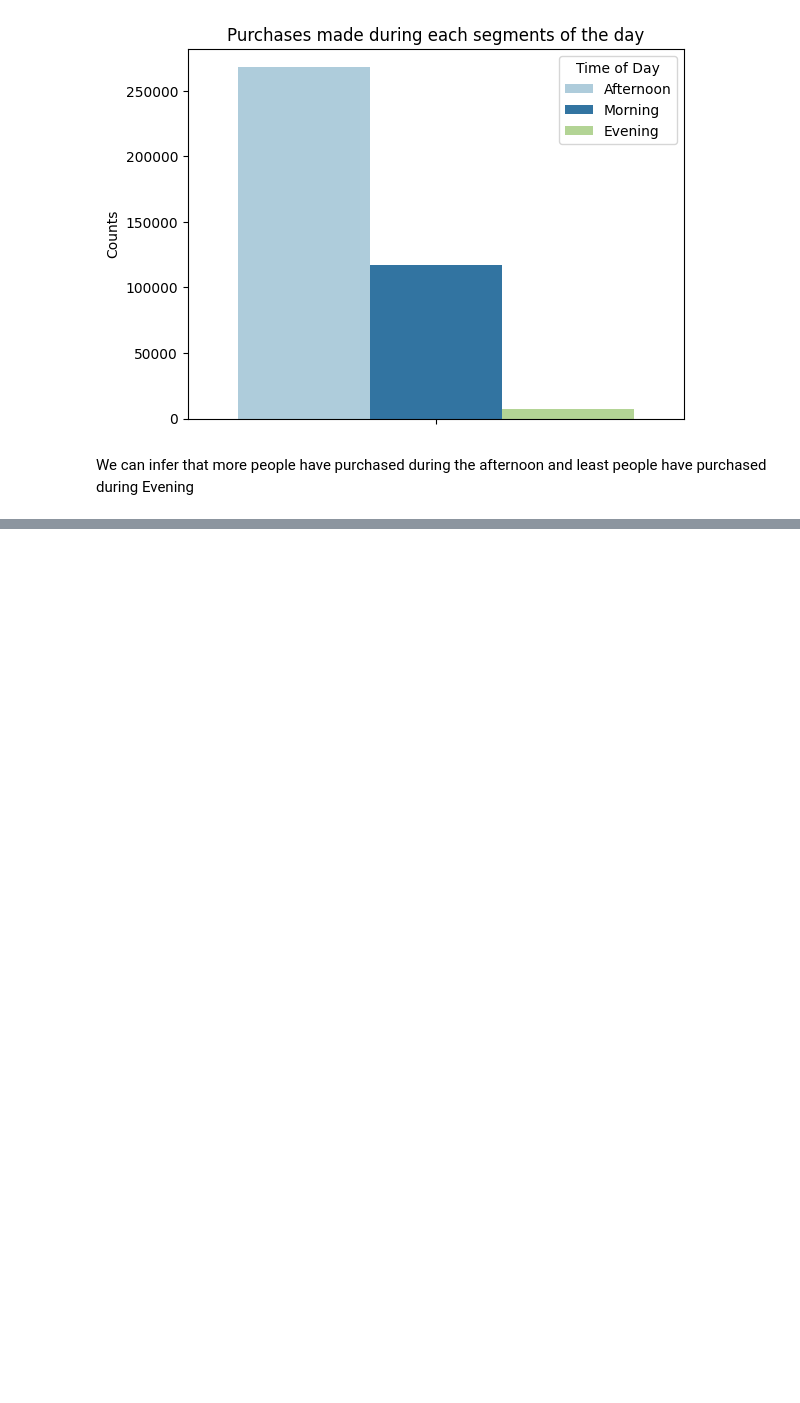
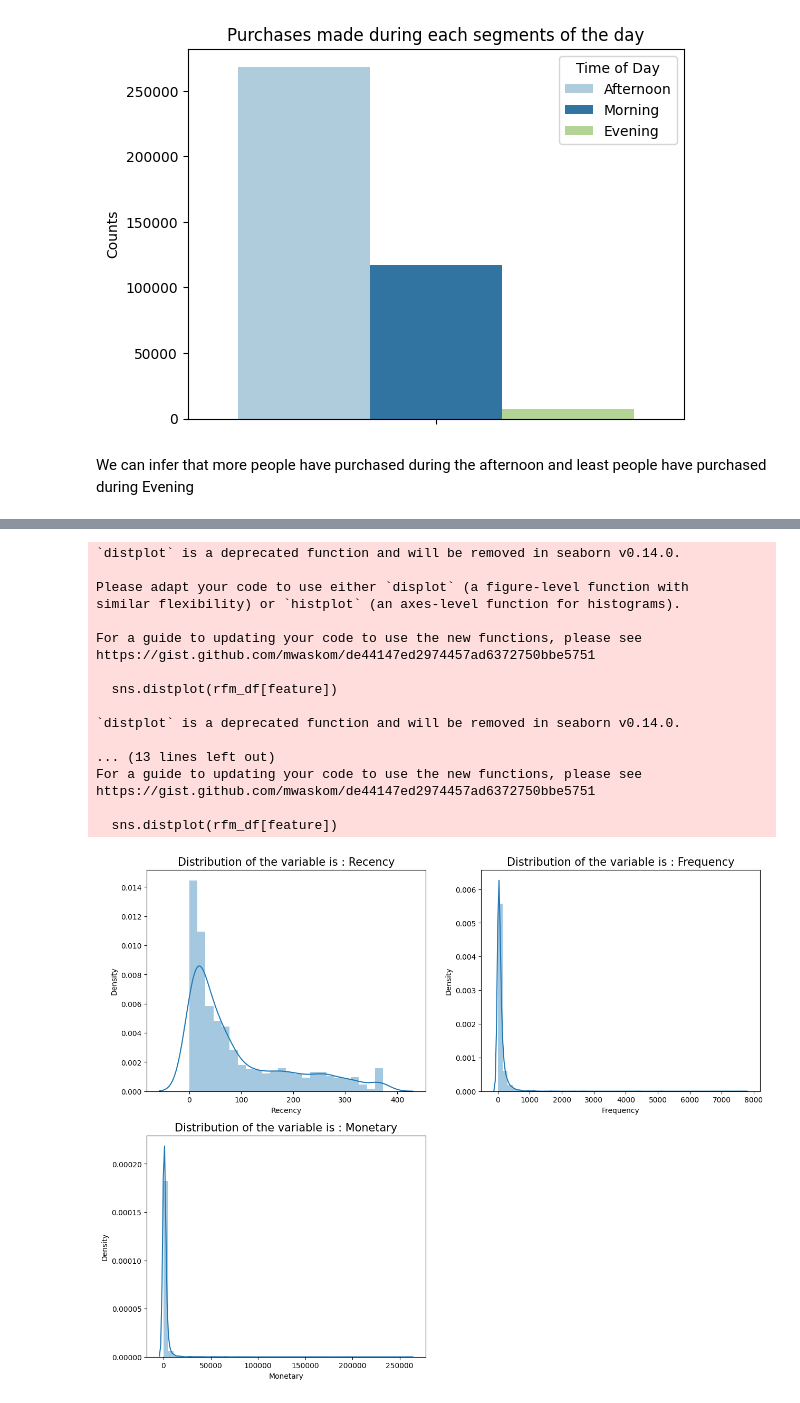
Before and after one commit to Tilak46-R/Customer-segmentation-using-unsupervised-learning, a Jupyter notebook: Customer_segmentation_using_unsupervised_learning.ipynb, the cells around one changed output, grey strips where cells are left out. Cells and saved outputs as stored; diff of their text form; code cells hidden in the pictures; blank space fills up the shorter version.

```diff
--- a/Customer_segmentation_using_unsupervised_learning.ipynb
+++ b/Customer_segmentation_using_unsupervised_learning.ipynb
@@ -773,0 +792,6 @@ We can infer that more people have purchased during the afternoon and least peop
+# %%
+#FILTERING ONLY UK CUSTOMERS SINCE MAJORITY OF THEM ARE FROM THERE
+
+cust_data = cust_data[cust_data['Country']=='United Kingdom']
+
+cust_data.shape
@@ -773,0 +802,13 @@ We can infer that more people have purchased during the afternoon and least peop
+# %%
+# calculating RFM scores
+# set latest date to '2011-12-10' as the last invoice date was '2011-12-09'
+
+latest_date = dt.datetime(2011,12,10)
+
+rfm_df = cust_data.groupby('CustomerID').agg({'InvoiceDate': lambda x: (latest_date - x.max()).days, 'InvoiceNo': lambda x: len(x),
+                                            'Total_amount': lambda x: x.sum()})
+
+rfm_df['InvoiceDate'] = rfm_df['InvoiceDate'].astype(int)
+
+rfm_df.rename(columns = {'InvoiceDate':'Recency','InvoiceNo':'Frequency','Total_amount':'Monetary'}, inplace = True)
+rfm_df.reset_index().head()
@@ -773,0 +834,29 @@ We can infer that more people have purchased during the afternoon and least peop
+# %%
+count = 1
+plt.subplots(figsize = (15,12))
+for feature in rfm_df:
+  plt.subplot(2,2,count)
+  sns.distplot(rfm_df[feature])
+  plt.title(f"Distribution of the variable is : {feature}", fontsize = 15)
+  plt.xlabel(f"{feature}")
+  plt.ylabel("Density")
+  count+=1
+# %% [output]
+`distplot` is a deprecated function and will be removed in seaborn v0.14.0.
+
+Please adapt your code to use either `displot` (a figure-level function with
+similar flexibility) or `histplot` (an axes-level function for histograms).
+
+For a guide to updating your code to use the new functions, please see
+https://gist.github.com/mwaskom/de44147ed2974457ad6372750bbe5751
+
+  sns.distplot(rfm_df[feature])
+
+`distplot` is a deprecated function and will be removed in seaborn v0.14.0.
+
+... (13 lines left out)
+For a guide to updating your code to use the new functions, please see
+https://gist.github.com/mwaskom/de44147ed2974457ad6372750bbe5751
+
+  sns.distplot(rfm_df[feature])
+[figure, added]
```
Also changed, not shown: parts of 19 cells of this notebook.
